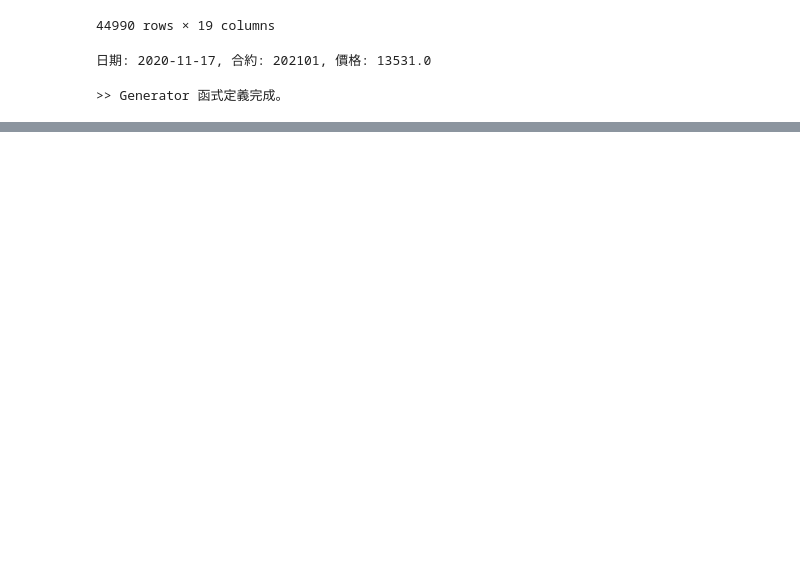
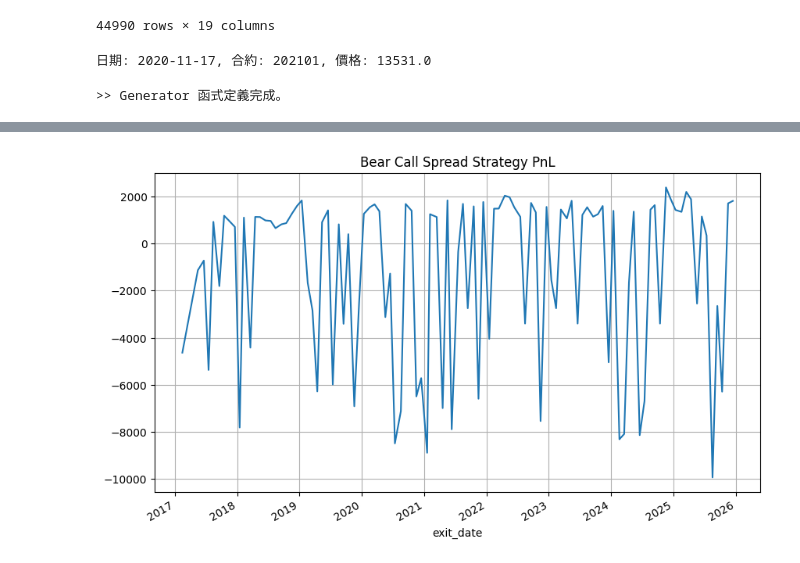
Before and after one commit to a28218832/Future-Option-Trader, a Jupyter notebook: mvp1.ipynb, the cells around one changed output, grey strips where cells are left out. Cells and saved outputs as stored; diff of their text form; code cells hidden in the pictures; blank space fills up the shorter version.

Commit message:
simple back test results

```diff
--- a/mvp1.ipynb
+++ b/mvp1.ipynb
@@ -548,7 +548,7 @@ try:
         print("-" * 30)
 
         # 只測前 3 天就停，節省時間
-        if count >= 3:
+        if count >= 10:
             print(">> 測試結束：前 3 天資料讀取成功。")
             break
 
@@ -576,0 +1008,7 @@ except Exception as e:
+# %%
+import matplotlib.pyplot as plt
+results.set_index('exit_date')['pnl_amount'].plot(title='Bear Call Spread Strategy PnL', figsize=(10, 6))
+plt.grid(True)
+plt.show()
+# %% [output]
+[figure, added]
```
Also changed, not shown: parts of 8 cells of this notebook, 1 other file.
